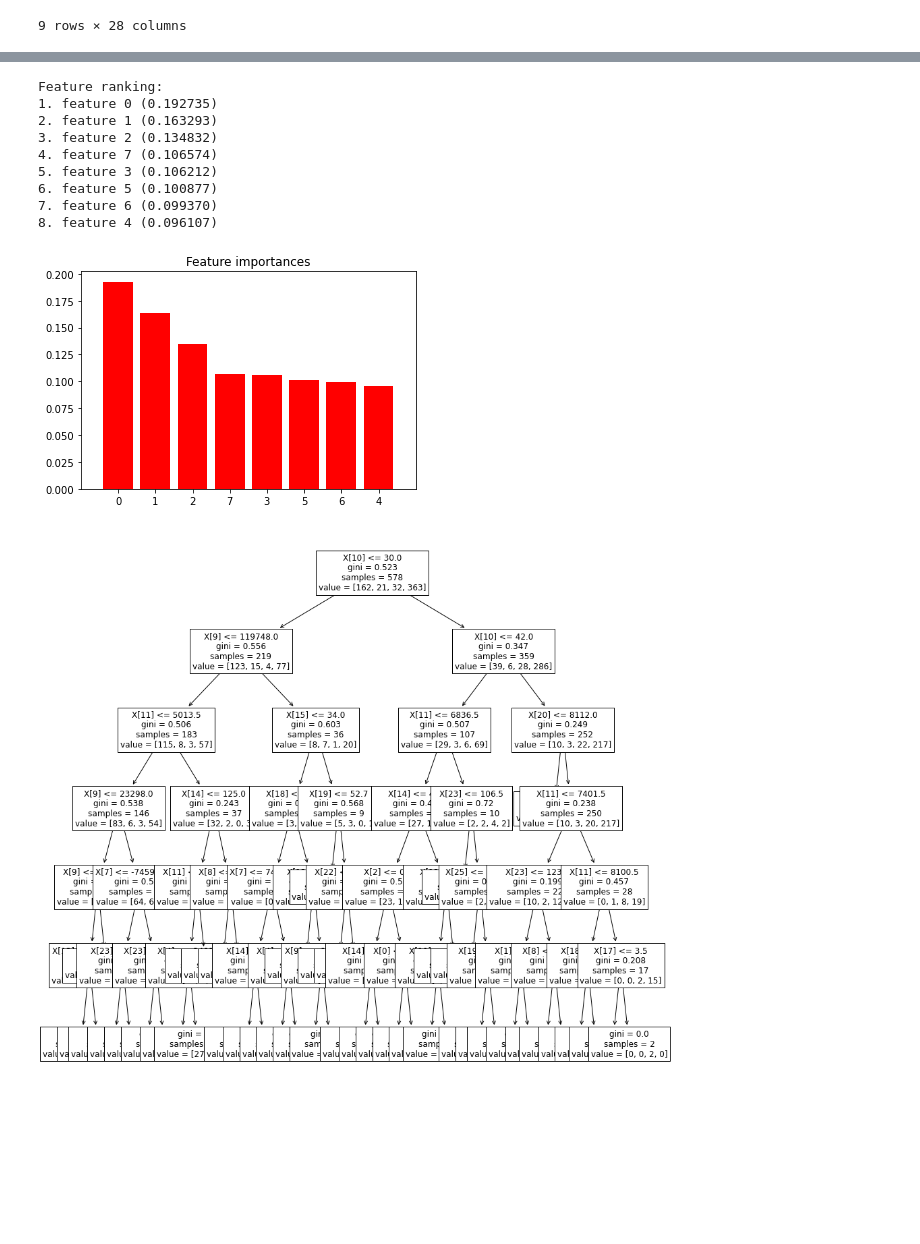
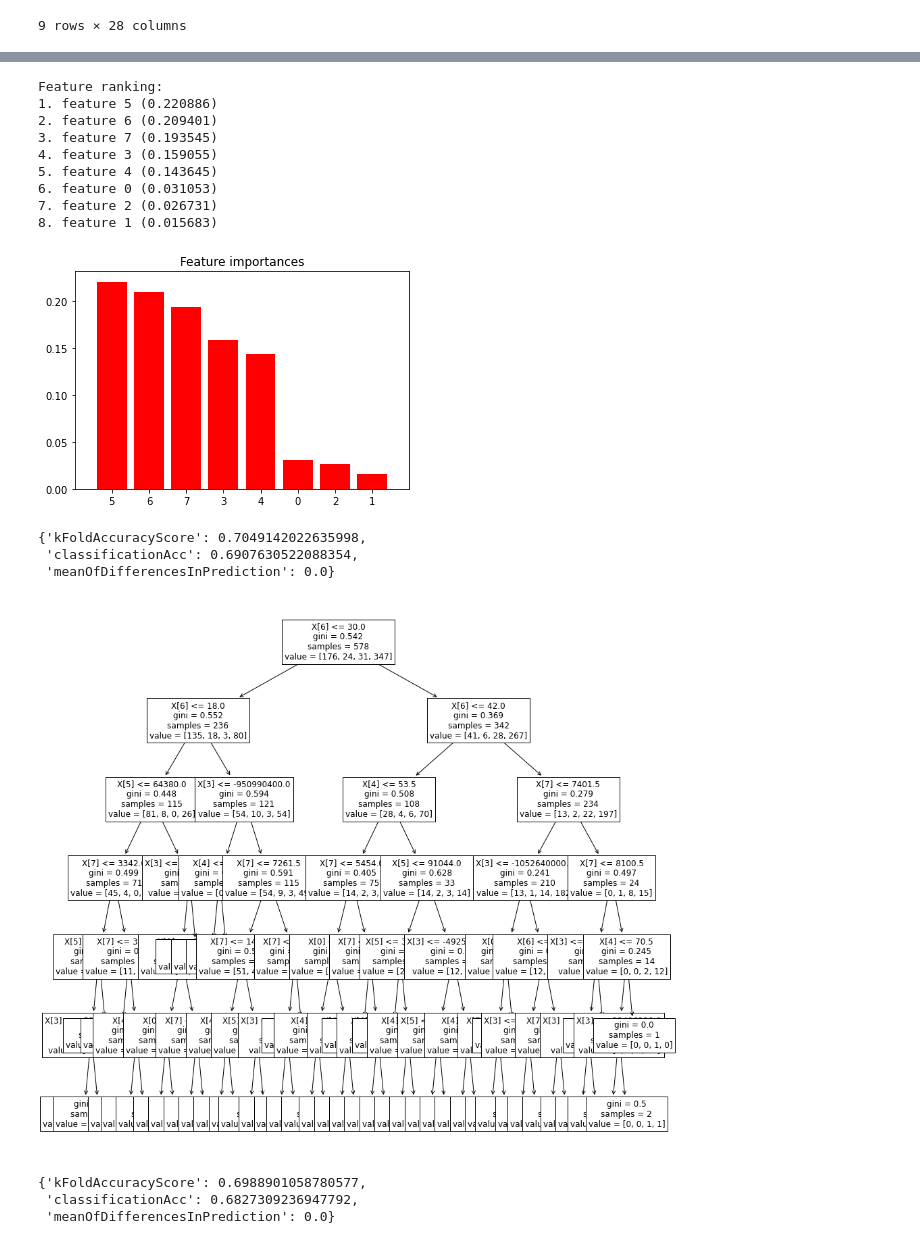
Before and after one commit to LaneMatthewJ/teamAllBlacks_czechBanking, a Jupyter notebook: RegressionAttempt.ipynb, the cells around one changed output, grey strips where cells are left out. Saved outputs shown, nothing was run; the diff lists cells and outputs as text; code cells hidden in the pictures; blank space fills up the shorter version.

```diff
--- a/RegressionAttempt.ipynb
+++ b/RegressionAttempt.ipynb
@@ -291,10 +423,9 @@ accuracy
 # %%
-xCols = ['account_id', 'district_id', 'frequency', 'disp_id', 'client_id',
-       'type_x', 'gender', 'birth_date', 'loan_id', 'amount',
-       'duration', 'payments', 'A3', 'A4', 'A5', 'A6', 'A7', 'A8',
-       'A9', 'A10', 'A11', 'A12', 'A13', 'A14', 'A15', 'A16']
+xCols =  [ 'frequency', 'type_x', 'gender', 'birth_date', 'district_id_y',
+            'amount', 'duration', 'payments']
 yCol = [ 'status' ]
 
 acc = applyModelToDataframe(loanDF, xCols, yCol, RandomForestClassifier, False, 'randomForest')
+acc
 # %% [output]
 Feature ranking:
@@ -329,21 +464,29 @@ higherAccCols = X[[10,9,11,7,0,3,8,4]]
 # %%
 yCol = [ 'status' ]
-acc = applyModelToDataframe(loanDF, higherAccCols, yCol, RandomForestClassifier, False, 'randomForest')
+acc = applyModelToDataframe(loanDF, xCols, yCol, RandomForestClassifier, False, 'randomForest')
+acc
 # %% [output]
 Feature ranking:
-1. feature 0 (0.192735)
-2. feature 1 (0.163293)
-3. feature 2 (0.134832)
-4. feature 7 (0.106574)
-5. feature 3 (0.106212)
-6. feature 5 (0.100877)
-7. feature 6 (0.099370)
-8. feature 4 (0.096107)
+1. feature 5 (0.220886)
+2. feature 6 (0.209401)
+3. feature 7 (0.193545)
+4. feature 3 (0.159055)
+5. feature 4 (0.143645)
+6. feature 0 (0.031053)
+7. feature 2 (0.026731)
+8. feature 1 (0.015683)
-[figure, old version]
+[figure, new version]
+{'kFoldAccuracyScore': 0.7049142022635998,
+ 'classificationAcc': 0.6907630522088354,
+ 'meanOfDifferencesInPrediction': 0.0}
 # %%
 acc = applyModelToDataframe(loanDF, xCols, yCol, lambda: DecisionTreeClassifier(max_depth=6), False, 'decisionTree')
+acc
 # %% [output]
-[figure, old version]
+[figure, new version]
+{'kFoldAccuracyScore': 0.6988901058780577,
+ 'classificationAcc': 0.6827309236947792,
+ 'meanOfDifferencesInPrediction': 0.0}
 # %%
 acc = applyModelToDataframe(loanDF, higherAccCols, yCol, lambda: DecisionTreeClassifier(max_depth=6), False, 'decisionTree')
 acc
```
Also changed, not shown: parts of 29 cells of this notebook.
